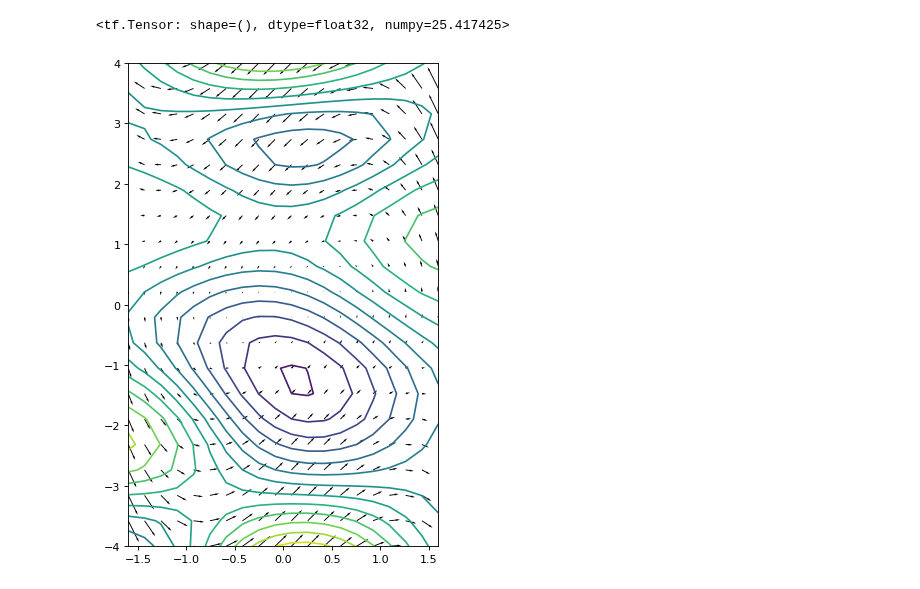
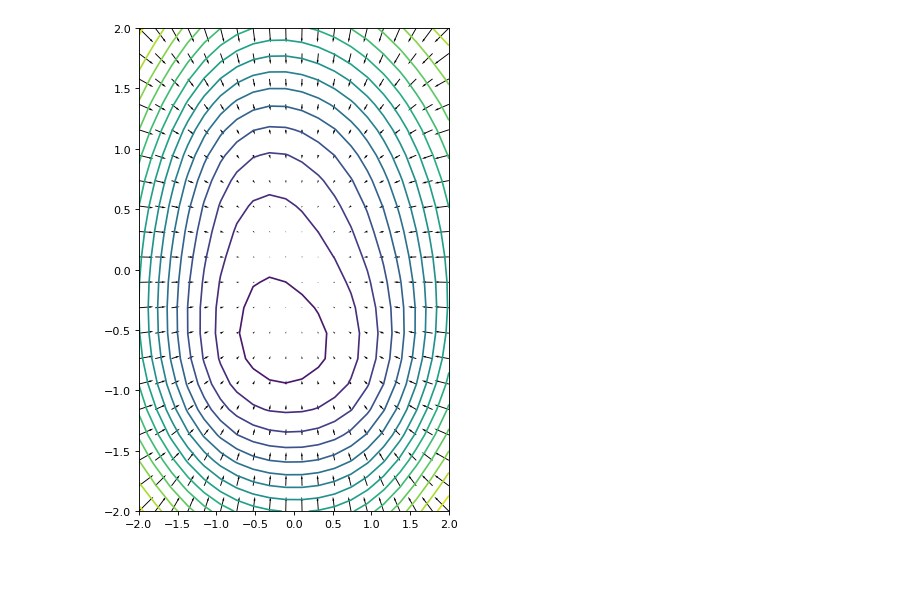
Before and after one commit to kyrxanthos/NN_dynamical_systems, a Jupyter notebook: Kernel_Lya2.ipynb, the cells around one changed output. Cells and saved outputs as stored; diff of their text form; code cells hidden in the pictures.

```diff
--- a/Kernel_Lya2.ipynb
+++ b/Kernel_Lya2.ipynb
@@ -31,18 +49,28 @@ def A_i_j(x, y, K, g):
     product = product + tf.eye(product.shape[0])* 10e-6
     return product
 # %%
+# from numpy import inner
+
+
 def get_s(x, y, K, g, a = None):
-    # x: (n_x, d)
     # y: (n_y, d)
     x = tf.repeat(x, repeats=[y.shape[0]], axis=0)
     # print('x: {}'.format(x.shape))
     with tf.GradientTape() as tape:
         tape.watch(y)
-        kernel = K.apply(x,y) # (n_x,)
-        grad = tape.gradient(kernel,y) # (n_x, dim)
+        kernel = K.apply(x,y) # (n_y,)
+        grad = tape.gradient(kernel,y) # (n_y, dim)
         # print(grad)
-    inner_product = kb.sum(grad*kb.transpose(tf.convert_to_tensor(g(y), dtype=tf.float32)),axis=0)[..., tf.newaxis] # (dim, 1)
-    s = tf.tensordot(a, inner_product, axes=1)
-    s = tf.squeeze(s)
+    # inner_product = kb.sum(grad*kb.transpose(tf.convert_to_tensor(g(y), dtype=tf.float32)),axis=0)[..., tf.newaxis] # (dim, 1)
+    # (n_y, 1)
+    inner_product = tf.math.reduce_sum(grad*kb.transpose(tf.convert_to_tensor(g(y), dtype=tf.float32)),axis=1)[..., tf.newaxis]
+    # print(inner_product.shape)
+    # s = tf.tensordot(a, inner_product, axes=1)
+    # s = tf.squeeze(s)
+    s = tf.tensordot(a, inner_product, axes=2) # ()
+    # print('op shape {}'.format((a* inner_product).shape))
+    # s = tf.math.reduce_sum(a * inner_product, 0)
+    # s = tf.reduce_sum(s, axis=0)
+    # s = tf.squeeze(s)
     return s
 # %%
@@ -84,4 +128,0 @@ vfx shape: (90,)
-# %%
-tf.norm(data_points)
-# %% [output]
-<tf.Tensor: shape=(), dtype=float32, numpy=25.417425>
@@ -88,9 +134,9 @@ tf.norm(data_points)
 # %%
 n_x = 20
-this_x = np.linspace(-bounds[0], bounds[0], n_x)
+x = np.linspace(-bounds[0], bounds[0], n_x)
 y = np.linspace(-bounds[1], bounds[1], n_x)
 
-X, Y = np.meshgrid(this_x, y)
+X, Y = np.meshgrid(x, y)
 
 s = X.shape
 
@@ -108,18 +154,22 @@ for i in range(s[0]):
 # define vector field for plot
 new_vf = np.reshape(np.array(vf(DT)), (dim, n_x, n_x))
 # %%
-solution = np.empty((n_x**2, n_y))
+# solution = np.empty((n_x**2, n_y))
+solution = np.empty((n_x**2,))
+
 
 for ind, i in enumerate(DT):
-    x = tf.constant([i], tf.float32)
-    solution[ind, :] = get_s(x, data_points, g_kernel, vf, alphas)
+    input_x = tf.constant([i], tf.float32)
+    # solution[ind, :] = get_s(x, data_points, g_kernel, vf, alphas)
+    solution[ind] = get_s(input_x, data_points, g_kernel, vf, alphas)
 # %%
-trial_solution = tf.reduce_sum(solution, axis=1)
-trial_solution = tf.reshape(trial_solution, (n_x, n_x))
+# trial_solution = tf.reduce_sum(solution, axis=1)
+# trial_solution = tf.reshape(trial_solution, (n_x, n_x))
+trial_solution = tf.reshape(solution, (n_x, n_x))
 # %%
 plt.figure(figsize=(5,8))
-plt.contour(this_x,y, trial_solution, levels=15)
+plt.contour(x,y, trial_solution, levels=15)
 plt.quiver(X,Y, new_vf[0], new_vf[1], headwidth=2, headlength=4)
 plt.show()
 # %% [output]
-[figure, old version]
+[figure, new version]
```
Also changed, not shown: parts of 4 cells of this notebook, 1 other file.
